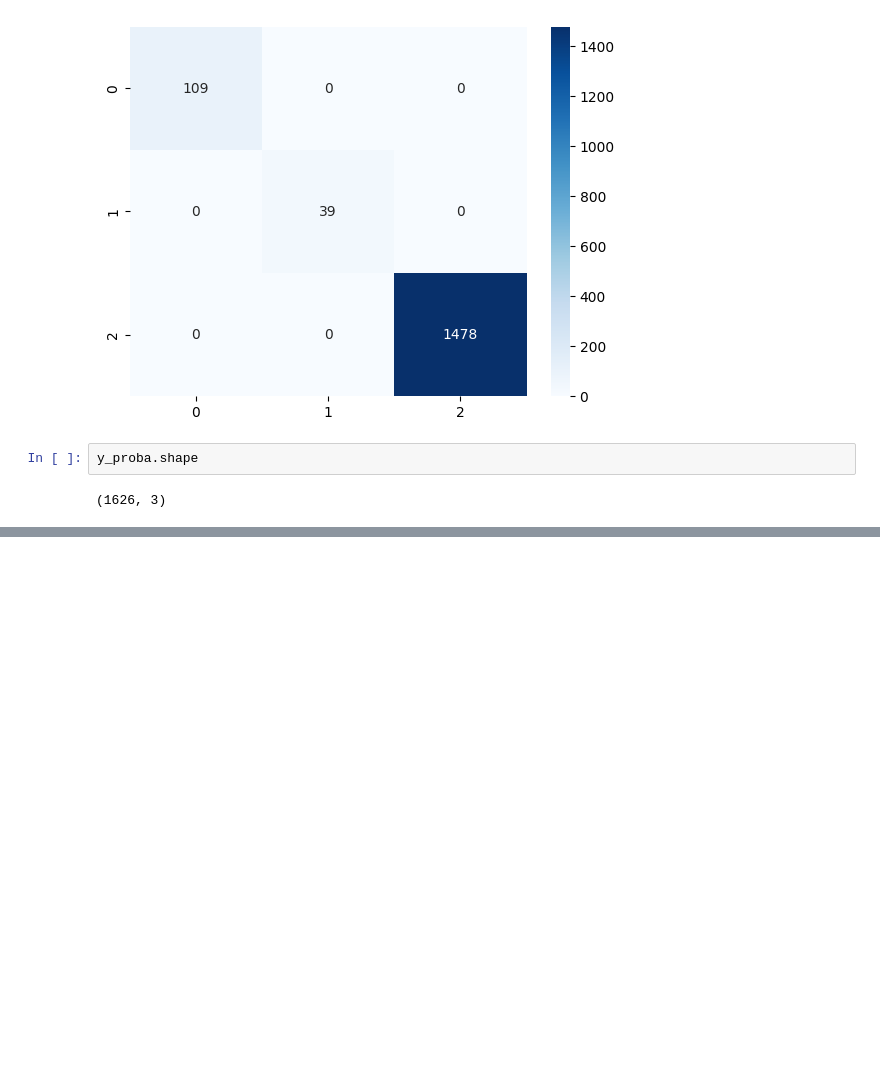
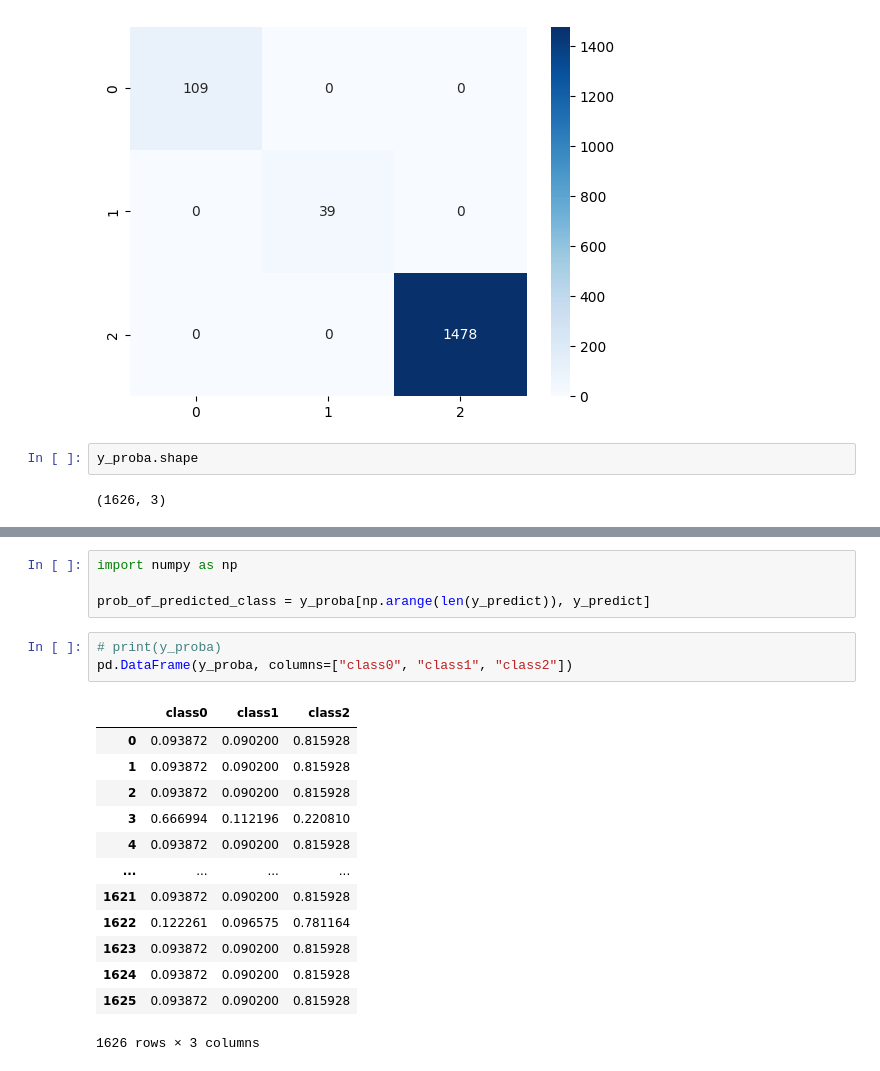
Before and after one commit to ayichimboy/facebook_marketplace, a Jupyter notebook: ensemble/ensemble_classification_model.ipynb, the cells around one changed output, grey strips where cells are left out. Saved outputs shown, nothing was run; the diff lists cells and outputs as text; blank space fills up the shorter version.

```diff
--- a/ensemble/ensemble_classification_model.ipynb
+++ b/ensemble/ensemble_classification_model.ipynb
@@ -247,0 +220,21 @@ from sklea
+# %%
+import numpy as np
+
+prob_of_predicted_class = y_proba[np.arange(len(y_predict)), y_predict]
+# %%
+# print(y_proba)
+pd.DataFrame(y_proba, columns=["class0", "class1", "class2"])
+# %% [output]
+|  | class0 | class1 | class2 |
+| 0 | 0.093872 | 0.090200 | 0.815928 |
+| 1 | 0.093872 | 0.090200 | 0.815928 |
+| 2 | 0.093872 | 0.090200 | 0.815928 |
+| 3 | 0.666994 | 0.112196 | 0.220810 |
+| 4 | 0.093872 | 0.090200 | 0.815928 |
+| ... | ... | ... | ... |
+| 1621 | 0.093872 | 0.090200 | 0.815928 |
+| 1622 | 0.122261 | 0.096575 | 0.781164 |
+| 1623 | 0.093872 | 0.090200 | 0.815928 |
+| 1624 | 0.093872 | 0.090200 | 0.815928 |
+| 1625 | 0.093872 | 0.090200 | 0.815928 |
+1626 rows × 3 columns
```
Also changed, not shown: parts of 12 cells of this notebook.
